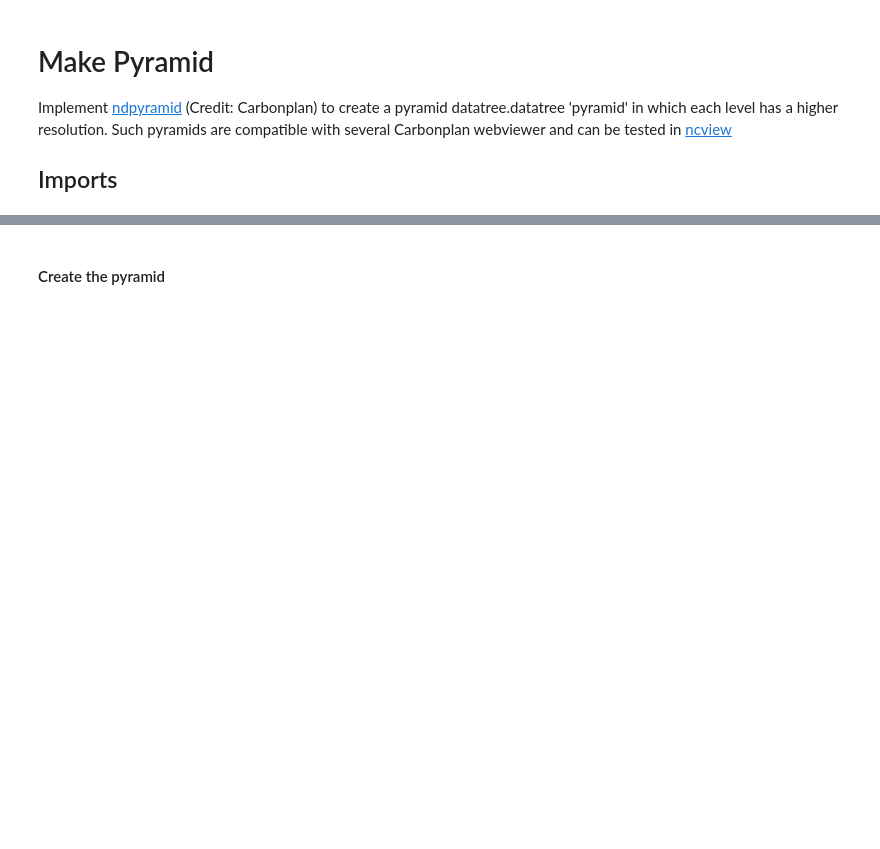
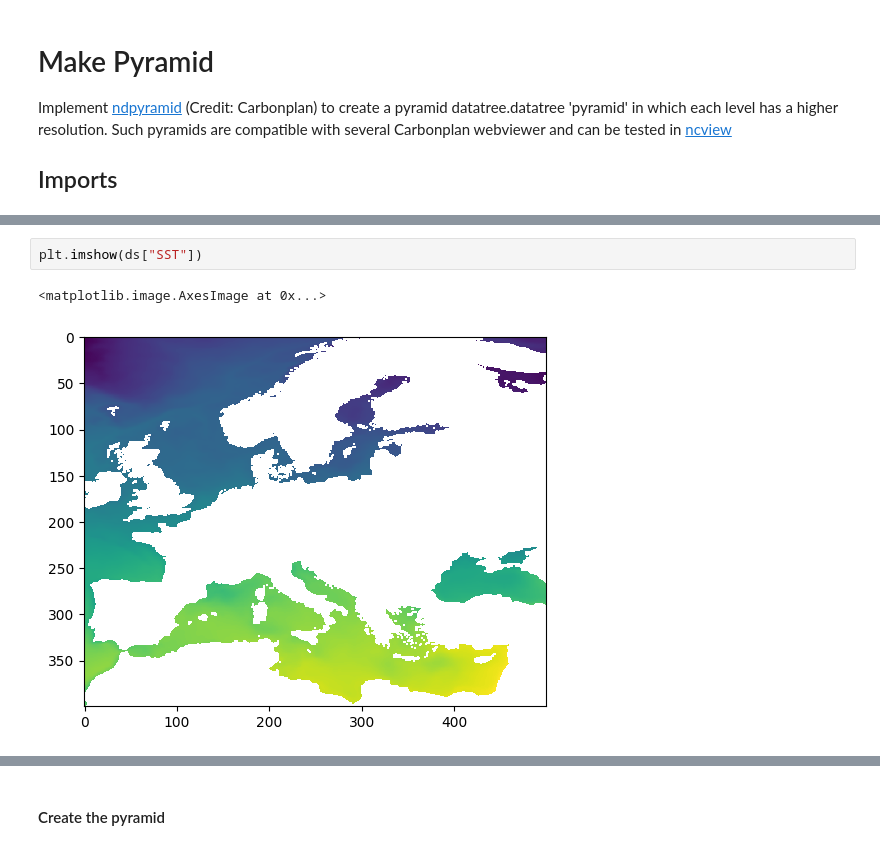
Before and after one commit to willem0boone/resample_zarr, a Jupyter notebook: notebooks/make_pyramid.ipynb, the cells around one changed output, grey strips where cells are left out. Cells and saved outputs as stored; diff of their text form; blank space fills up the shorter version.

```diff
--- a/notebooks/make_pyramid.ipynb
+++ b/notebooks/make_pyramid.ipynb
@@ -35,0 +92,5 @@ Data variables:
+# %%
+plt.imshow(ds["SST"])
+# %% [output]
+<matplotlib.image.AxesImage at 0x...>
+[figure, added]
```
Also changed, not shown: parts of 18 cells of this notebook, 16 other files.
